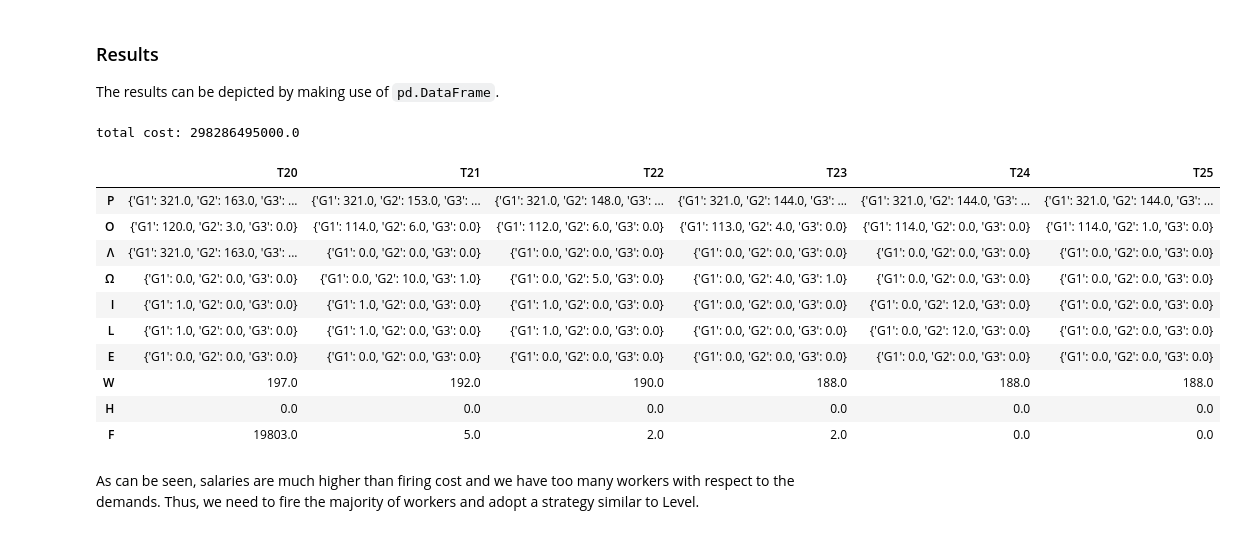
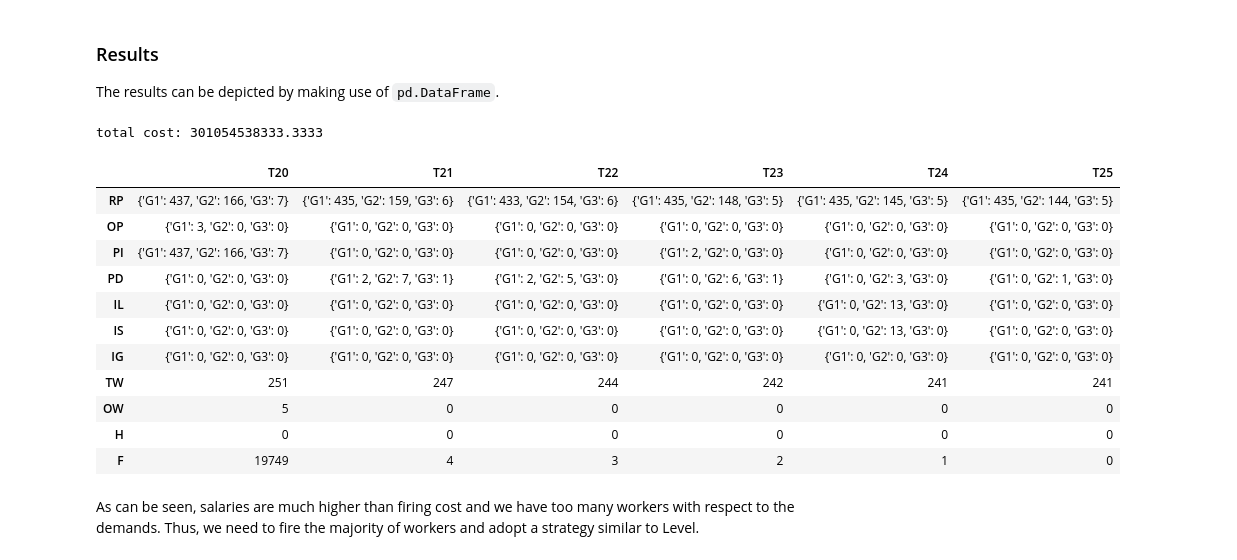
Before and after one commit to Hawmex/aut_pp_project, a Jupyter notebook: phase_2/notebook.ipynb, the cells around one changed output. Drawn from its saved outputs; the diff is of its cells as text; code cells hidden in the pictures.

Commit message:
fix overtime salary

```diff
--- a/phase_2/notebook.ipynb
+++ b/phase_2/notebook.ipynb
@@ -72,16 +77,17 @@ The variables of the problem are the following:
 # %%
 VarSet = LpVariable.dicts
 
-P = VarSet("P", (T, G), lowBound=0, cat=LpInteger)  # regular production (units)
-O = VarSet("O", (T, G), lowBound=0, cat=LpInteger)  # overtime production (units)
-Λ = VarSet("Λ", (T, G), lowBound=0, cat=LpInteger)  # production increase (units)
-Ω = VarSet("Ω", (T, G), lowBound=0, cat=LpInteger)  # production decrease (units)
-I = VarSet("I", (T, G), lowBound=0, cat=LpInteger)  # net stored products (units)
-L = VarSet("L", (T, G), lowBound=0, cat=LpInteger)  # storage level (units)
-E = VarSet("E", (T, G), lowBound=0, cat=LpInteger)  # shortage (units)
-W = VarSet("W", T, lowBound=0, cat=LpInteger)  # workers (worker)
-H = VarSet("H", T, lowBound=0, cat=LpInteger)  # workers' increase (worker)
-F = VarSet("F", T, lowBound=0, cat=LpInteger)  # workers' decrease (worker)
+RP = VarSet("RP", (T, G), lowBound=0, cat=LpInteger)  # regular production (units)
+OP = VarSet("OP", (T, G), lowBound=0, cat=LpInteger)  # overtime production (units)
+PI = VarSet("PI", (T, G), lowBound=0, cat=LpInteger)  # production increase (units)
+PD = VarSet("PD", (T, G), lowBound=0, cat=LpInteger)  # production decrease (units)
+IL = VarSet("IL", (T, G), lowBound=0, cat=LpInteger)  # inventory level (units)
+IS = VarSet("IS", (T, G), lowBound=0, cat=LpInteger)  # inventory surplus (units)
+IG = VarSet("IG", (T, G), lowBound=0, cat=LpInteger)  # inventory shortage (units)
+TW = VarSet("TW", T, lowBound=0, cat=LpInteger)  # total workers (worker)
+OW = VarSet("OW", T, lowBound=0, cat=LpInteger)  # overtime workers (worker)
+H = VarSet("H", T, lowBound=0, cat=LpInteger)  # hires (worker)
+F = VarSet("F", T, lowBound=0, cat=LpInteger)  # fires (worker)
 # %% [markdown]
 ### ILP Model
 
@@ -175,33 +184,35 @@ The results can be depicted by making use of `pd.DataFrame`.
 # %%
 print("total cost:", model.objective.value())
 
 pd.DataFrame(
     {
-        "P": {f"T{t}": {f"G{g}": P[t][g].value() for g in G} for t in T},
-        "O": {f"T{t}": {f"G{g}": O[t][g].value() for g in G} for t in T},
-        "Λ": {f"T{t}": {f"G{g}": Λ[t][g].value() for g in G} for t in T},
-        "Ω": {f"T{t}": {f"G{g}": Ω[t][g].value() for g in G} for t in T},
-        "I": {f"T{t}": {f"G{g}": I[t][g].value() for g in G} for t in T},
-        "L": {f"T{t}": {f"G{g}": L[t][g].value() for g in G} for t in T},
-        "E": {f"T{t}": {f"G{g}": E[t][g].value() for g in G} for t in T},
-        "W": {f"T{t}": W[t].value() for t in T},
-        "H": {f"T{t}": H[t].value() for t in T},
-        "F": {f"T{t}": F[t].value() for t in T},
+        "RP": {f"T{t}": {f"G{g}": int(RP[t][g].value()) for g in G} for t in T},
+        "OP": {f"T{t}": {f"G{g}": int(OP[t][g].value()) for g in G} for t in T},
+        "PI": {f"T{t}": {f"G{g}": int(PI[t][g].value()) for g in G} for t in T},
+        "PD": {f"T{t}": {f"G{g}": int(PD[t][g].value()) for g in G} for t in T},
+        "IL": {f"T{t}": {f"G{g}": int(IL[t][g].value()) for g in G} for t in T},
+        "IS": {f"T{t}": {f"G{g}": int(IS[t][g].value()) for g in G} for t in T},
+        "IG": {f"T{t}": {f"G{g}": int(IG[t][g].value()) for g in G} for t in T},
+        "TW": {f"T{t}": int(TW[t].value()) for t in T},
+        "OW": {f"T{t}": int(OW[t].value()) for t in T},
+        "H": {f"T{t}": int(H[t].value()) for t in T},
+        "F": {f"T{t}": int(F[t].value()) for t in T},
     }
 ).transpose()
 # %% [output]
-total cost: 298286495000.0
+total cost: 301054538333.3333
 |  | T20 | T21 | T22 | T23 | T24 | T25 |
-| P | {'G1': 321.0, 'G2': 163.0, 'G3': ... | {'G1': 321.0, 'G2': 153.0, 'G3': ... | {'G1': 321.0, 'G2': 148.0, 'G3': ... | {'G1': 321.0, 'G2': 144.0, 'G3': ... | {'G1': 321.0, 'G2': 144.0, 'G3': ... | {'G1': 321.0, 'G2': 144.0, 'G3': ... |
-| O | {'G1': 120.0, 'G2': 3.0, 'G3': 0.0} | {'G1': 114.0, 'G2': 6.0, 'G3': 0.0} | {'G1': 112.0, 'G2': 6.0, 'G3': 0.0} | {'G1': 113.0, 'G2': 4.0, 'G3': 0.0} | {'G1': 114.0, 'G2': 0.0, 'G3': 0.0} | {'G1': 114.0, 'G2': 1.0, 'G3': 0.0} |
-| Λ | {'G1': 321.0, 'G2': 163.0, 'G3': ... | {'G1': 0.0, 'G2': 0.0, 'G3': 0.0} | {'G1': 0.0, 'G2': 0.0, 'G3': 0.0} | {'G1': 0.0, 'G2': 0.0, 'G3': 0.0} | {'G1': 0.0, 'G2': 0.0, 'G3': 0.0} | {'G1': 0.0, 'G2': 0.0, 'G3': 0.0} |
-| Ω | {'G1': 0.0, 'G2': 0.0, 'G3': 0.0} | {'G1': 0.0, 'G2': 10.0, 'G3': 1.0} | {'G1': 0.0, 'G2': 5.0, 'G3': 0.0} | {'G1': 0.0, 'G2': 4.0, 'G3': 1.0} | {'G1': 0.0, 'G2': 0.0, 'G3': 0.0} | {'G1': 0.0, 'G2': 0.0, 'G3': 0.0} |
-| I | {'G1': 1.0, 'G2': 0.0, 'G3': 0.0} | {'G1': 1.0, 'G2': 0.0, 'G3': 0.0} | {'G1': 1.0, 'G2': 0.0, 'G3': 0.0} | {'G1': 0.0, 'G2': 0.0, 'G3': 0.0} | {'G1': 0.0, 'G2': 12.0, 'G3': 0.0} | {'G1': 0.0, 'G2': 0.0, 'G3': 0.0} |
-| L | {'G1': 1.0, 'G2': 0.0, 'G3': 0.0} | {'G1': 1.0, 'G2': 0.0, 'G3': 0.0} | {'G1': 1.0, 'G2': 0.0, 'G3': 0.0} | {'G1': 0.0, 'G2': 0.0, 'G3': 0.0} | {'G1': 0.0, 'G2': 12.0, 'G3': 0.0} | {'G1': 0.0, 'G2': 0.0, 'G3': 0.0} |
-| E | {'G1': 0.0, 'G2': 0.0, 'G3': 0.0} | {'G1': 0.0, 'G2': 0.0, 'G3': 0.0} | {'G1': 0.0, 'G2': 0.0, 'G3': 0.0} | {'G1': 0.0, 'G2': 0.0, 'G3': 0.0} | {'G1': 0.0, 'G2': 0.0, 'G3': 0.0} | {'G1': 0.0, 'G2': 0.0, 'G3': 0.0} |
-| W | 197.0 | 192.0 | 190.0 | 188.0 | 188.0 | 188.0 |
-| H | 0.0 | 0.0 | 0.0 | 0.0 | 0.0 | 0.0 |
-| F | 19803.0 | 5.0 | 2.0 | 2.0 | 0.0 | 0.0 |
+| RP | {'G1': 437, 'G2': 166, 'G3': 7} | {'G1': 435, 'G2': 159, 'G3': 6} | {'G1': 433, 'G2': 154, 'G3': 6} | {'G1': 435, 'G2': 148, 'G3': 5} | {'G1': 435, 'G2': 145, 'G3': 5} | {'G1': 435, 'G2': 144, 'G3': 5} |
+| OP | {'G1': 3, 'G2': 0, 'G3': 0} | {'G1': 0, 'G2': 0, 'G3': 0} | {'G1': 0, 'G2': 0, 'G3': 0} | {'G1': 0, 'G2': 0, 'G3': 0} | {'G1': 0, 'G2': 0, 'G3': 0} | {'G1': 0, 'G2': 0, 'G3': 0} |
+| PI | {'G1': 437, 'G2': 166, 'G3': 7} | {'G1': 0, 'G2': 0, 'G3': 0} | {'G1': 0, 'G2': 0, 'G3': 0} | {'G1': 2, 'G2': 0, 'G3': 0} | {'G1': 0, 'G2': 0, 'G3': 0} | {'G1': 0, 'G2': 0, 'G3': 0} |
+| PD | {'G1': 0, 'G2': 0, 'G3': 0} | {'G1': 2, 'G2': 7, 'G3': 1} | {'G1': 2, 'G2': 5, 'G3': 0} | {'G1': 0, 'G2': 6, 'G3': 1} | {'G1': 0, 'G2': 3, 'G3': 0} | {'G1': 0, 'G2': 1, 'G3': 0} |
+| IL | {'G1': 0, 'G2': 0, 'G3': 0} | {'G1': 0, 'G2': 0, 'G3': 0} | {'G1': 0, 'G2': 0, 'G3': 0} | {'G1': 0, 'G2': 0, 'G3': 0} | {'G1': 0, 'G2': 13, 'G3': 0} | {'G1': 0, 'G2': 0, 'G3': 0} |
+| IS | {'G1': 0, 'G2': 0, 'G3': 0} | {'G1': 0, 'G2': 0, 'G3': 0} | {'G1': 0, 'G2': 0, 'G3': 0} | {'G1': 0, 'G2': 0, 'G3': 0} | {'G1': 0, 'G2': 13, 'G3': 0} | {'G1': 0, 'G2': 0, 'G3': 0} |
+| IG | {'G1': 0, 'G2': 0, 'G3': 0} | {'G1': 0, 'G2': 0, 'G3': 0} | {'G1': 0, 'G2': 0, 'G3': 0} | {'G1': 0, 'G2': 0, 'G3': 0} | {'G1': 0, 'G2': 0, 'G3': 0} | {'G1': 0, 'G2': 0, 'G3': 0} |
+| TW | 251 | 247 | 244 | 242 | 241 | 241 |
+| OW | 5 | 0 | 0 | 0 | 0 | 0 |
+| H | 0 | 0 | 0 | 0 | 0 | 0 |
+| F | 19749 | 4 | 3 | 2 | 1 | 0 |
 # %% [markdown]
 As can be seen, salaries are much higher than firing cost and we have too many
 workers with respect to the demands. Thus, we need to fire the majority of
```
Also changed, not shown: parts of 7 cells of this notebook, 1 other file.
